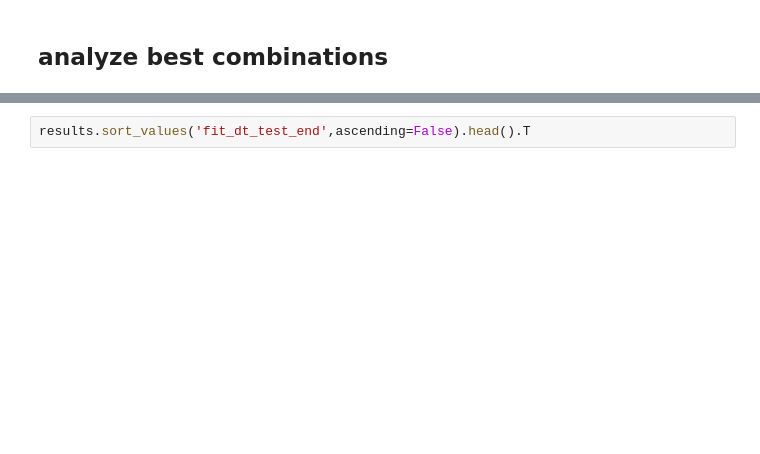
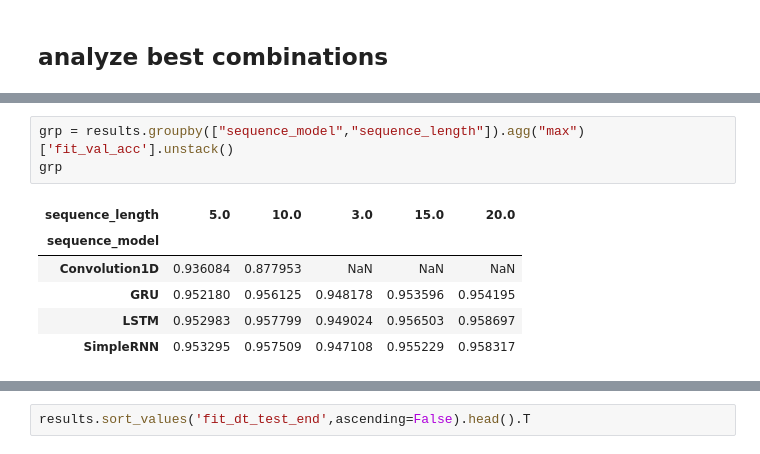
Before and after one commit to alxcnwy/Deep-Neural-Networks-for-Video-Classification, a Jupyter notebook: notebooks/experiments_create_lists.ipynb, the cells around one changed output, grey strips where cells are left out. Cells and saved outputs as stored; diff of their text form; blank space fills up the shorter version.

```diff
--- a/notebooks/experiments_create_lists.ipynb
+++ b/notebooks/experiments_create_lists.ipynb
@@ -539,0 +591,10 @@ results.groupby(["sequence_model","sequence_length"]).agg("max")['fit_val_acc'].
+# %%
+grp = results.groupby(["sequence_model","sequence_length"]).agg("max")['fit_val_acc'].unstack()
+grp
+# %% [output]
+| sequence_length | 5.0 | 10.0 | 3.0 | 15.0 | 20.0 |
+| sequence_model |  |  |  |  |  |
+| Convolution1D | 0.936084 | 0.877953 | NaN | NaN | NaN |
+| GRU | 0.952180 | 0.956125 | 0.948178 | 0.953596 | 0.954195 |
+| LSTM | 0.952983 | 0.957799 | 0.949024 | 0.956503 | 0.958697 |
+| SimpleRNN | 0.953295 | 0.957509 | 0.947108 | 0.955229 | 0.958317 |
```
Also changed, not shown: parts of 18 cells of this notebook.
